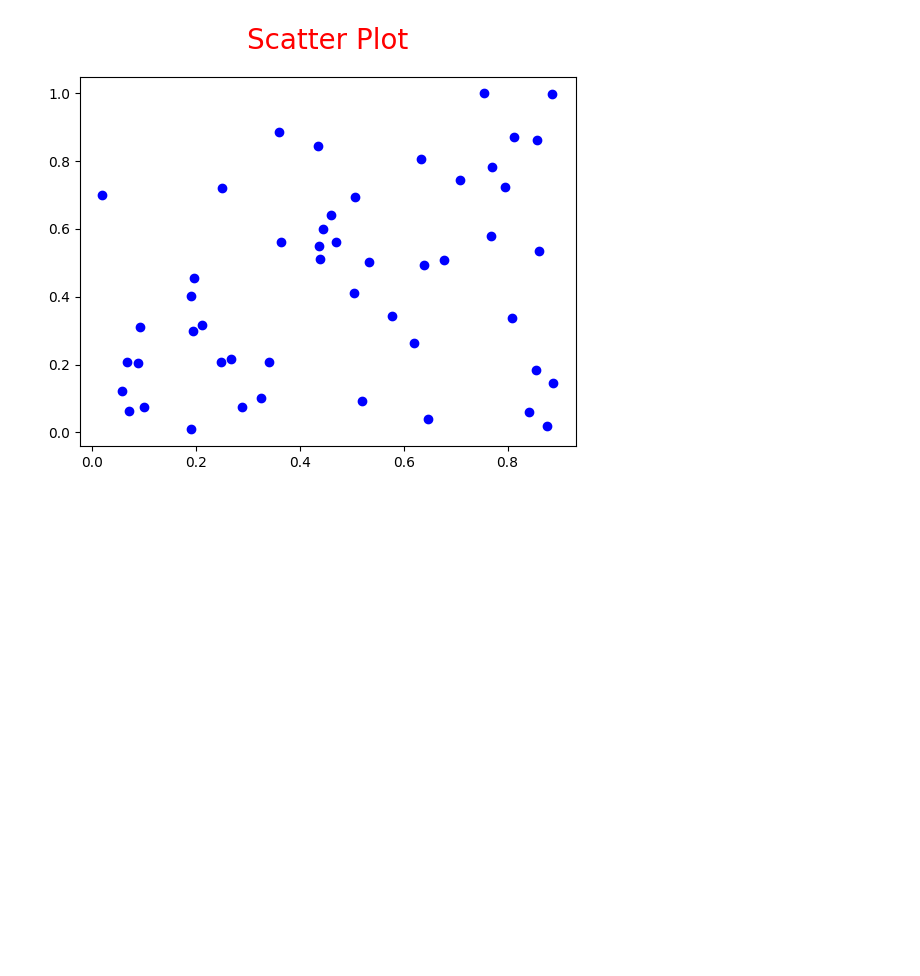
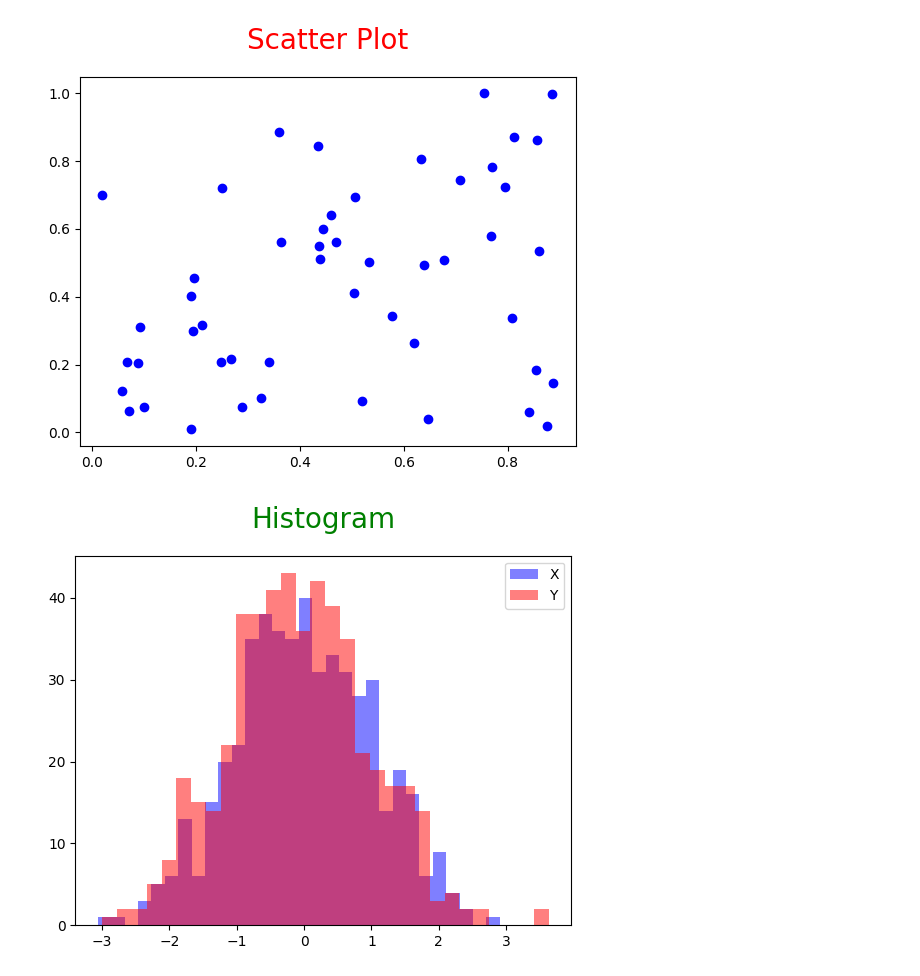
Before and after one commit to Islam-Raad-dev/GCI-World-Program, a Jupyter notebook: 04-Matplotlib/Lesson.ipynb, the cells around one changed output. Cells and saved outputs as stored; diff of their text form; code cells hidden in the pictures; blank space fills up the shorter version.

Commit message:
Add histogram visualization to enhance data analysis capabilities

```diff
--- a/04-Matplotlib/Lesson.ipynb
+++ b/04-Matplotlib/Lesson.ipynb
@@ -56,3 +56,17 @@ plt.title('Scatter Plot', fontsize=20, color='red', loc='center', pad=20)
 plt.show()
 # %% [output]
 [figure]
+# %%
+# Histogram
+
+x = np.random.normal(0, 1, 500)
+y = np.random.normal(0, 1, 500)
+
+plt.hist(x, bins=30, alpha=0.5, label='X', color='blue')
+plt.hist(y, bins=30, alpha=0.5, label='Y', color='red')
+plt.title('Histogram', fontsize=20, color='green', loc='center', pad=20)
+plt.legend()
+
+plt.show()
+# %% [output]
+[figure, added]
```
